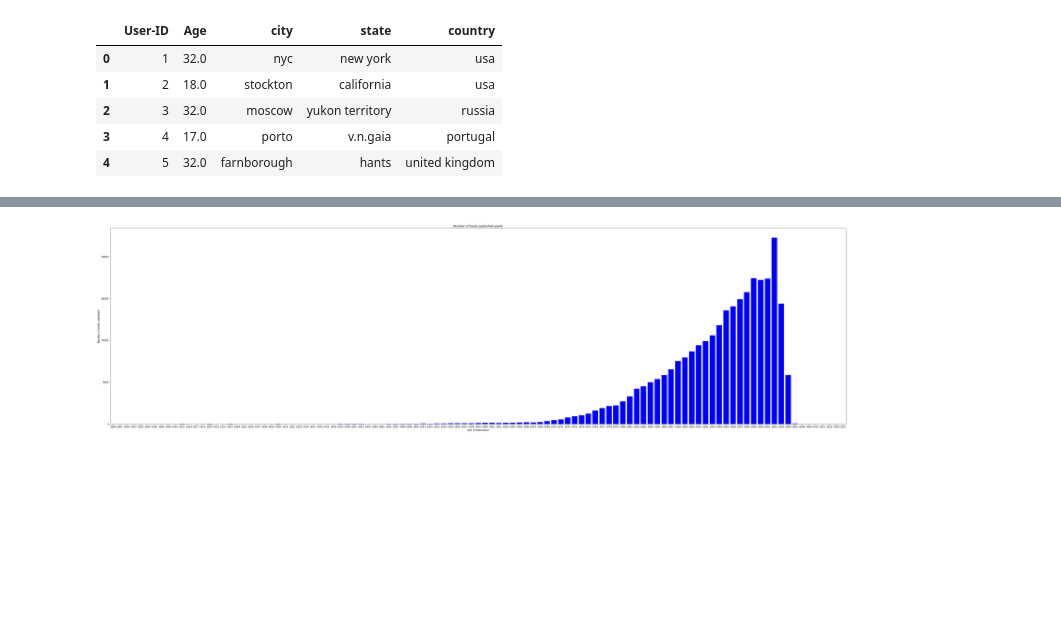
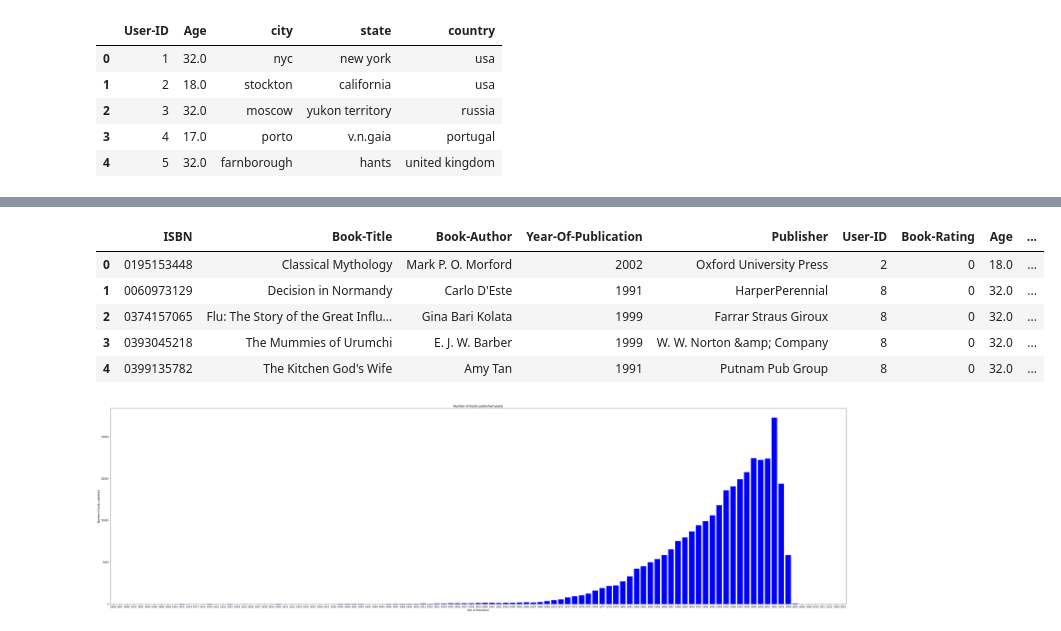
Before and after one commit to Gajam-Anurag/cmpe255-spring22-project, a Jupyter notebook: src/Code/BookRecommenderSystem.ipynb, the cells around one changed output, grey strips where cells are left out. Drawn from its saved outputs; the diff is of its cells as text; code cells hidden in the pictures; blank space fills up the shorter version.

```diff
--- a/src/Code/BookRecommenderSystem.ipynb
+++ b/src/Code/BookRecommenderSystem.ipynb
@@ -418,3 +456,13 @@ users.head()
+# %%
+books2 = merged_data[merged_data['Book-Rating']==0].reset_index(drop=True)
+books2.head()
+# %% [output]
+|  | ISBN | Book-Title | Book-Author | Year-Of-Publication | Publisher | User-ID | Book-Rating | Age | ... |
+| 0 | 0195153448 | Classical Mythology | Mark P. O. Morford | 2002 | Oxford University Press | 2 | 0 | 18.0 | ... |
+| 1 | 0060973129 | Decision in Normandy | Carlo D'Este | 1991 | HarperPerennial | 8 | 0 | 32.0 | ... |
+| 2 | 0374157065 | Flu: The Story of the Great Influ... | Gina Bari Kolata | 1999 | Farrar Straus Giroux | 8 | 0 | 32.0 | ... |
+| 3 | 0393045218 | The Mummies of Urumchi | E. J. W. Barber | 1999 | W. W. Norton &amp; Company | 8 | 0 | 32.0 | ... |
+| 4 | 0399135782 | The Kitchen God's Wife | Amy Tan | 1991 | Putnam Pub Group | 8 | 0 | 32.0 | ... |
 # %%
 #Data Visualaization
 publications = {}
```
Also changed, not shown: parts of 8 cells of this notebook.
